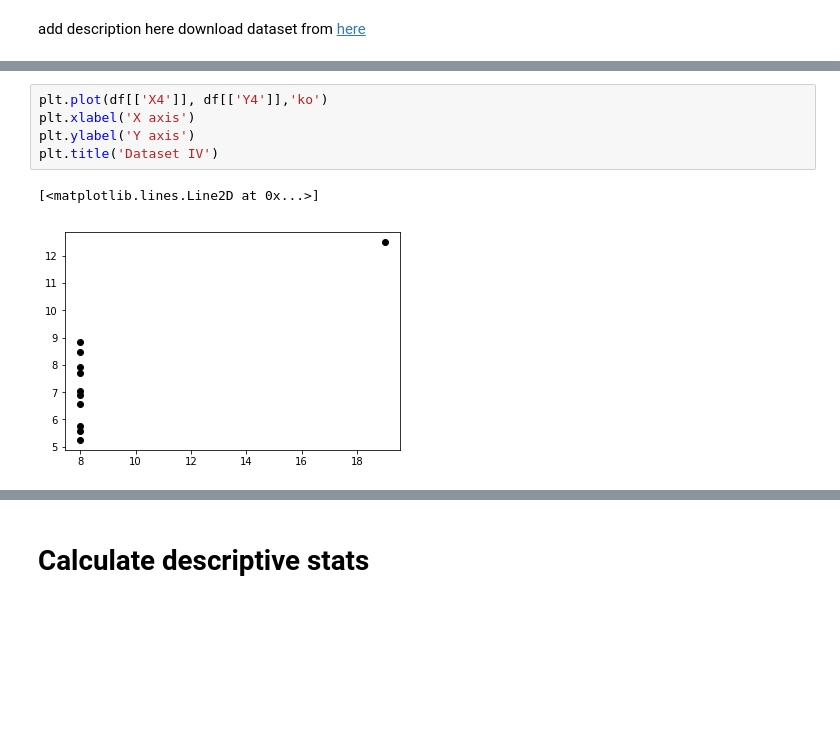
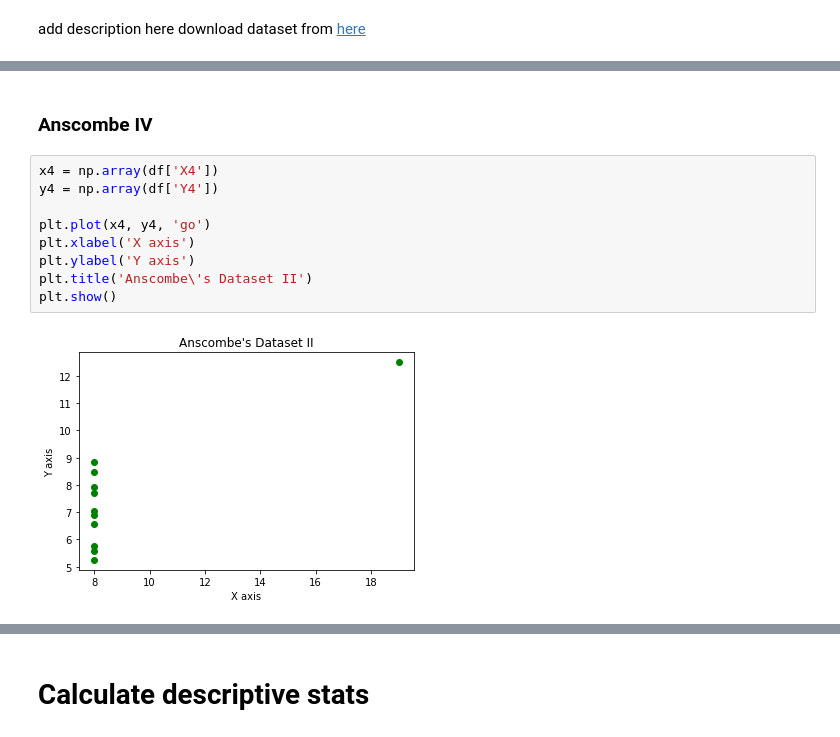
Before and after one commit to Osheah/foda-anscombe, a Jupyter notebook: anscombe.ipynb, the cells around one changed output, grey strips where cells are left out. Drawn from its saved outputs; the diff is of its cells as text; blank space fills up the shorter version.

```diff
--- a/anscombe.ipynb
+++ b/anscombe.ipynb
@@ -61,8 +260,13 @@ plt.title('Dataset III')
+# %% [markdown]
+### Anscombe IV
 # %%
-plt.plot(df[['X4']], df[['Y4']],'ko')
+x4 = np.array(df['X4'])
+y4 = np.array(df['Y4'])
+
+plt.plot(x4, y4, 'go')
 plt.xlabel('X axis')
 plt.ylabel('Y axis')
-plt.title('Dataset IV')
+plt.title('Anscombe\'s Dataset II')
+plt.show()
 # %% [output]
-[<matplotlib.lines.Line2D at 0x...>]
-[figure, old version]
+[figure, new version]
```
Also changed, not shown: parts of 27 cells of this notebook, 1 other file.
